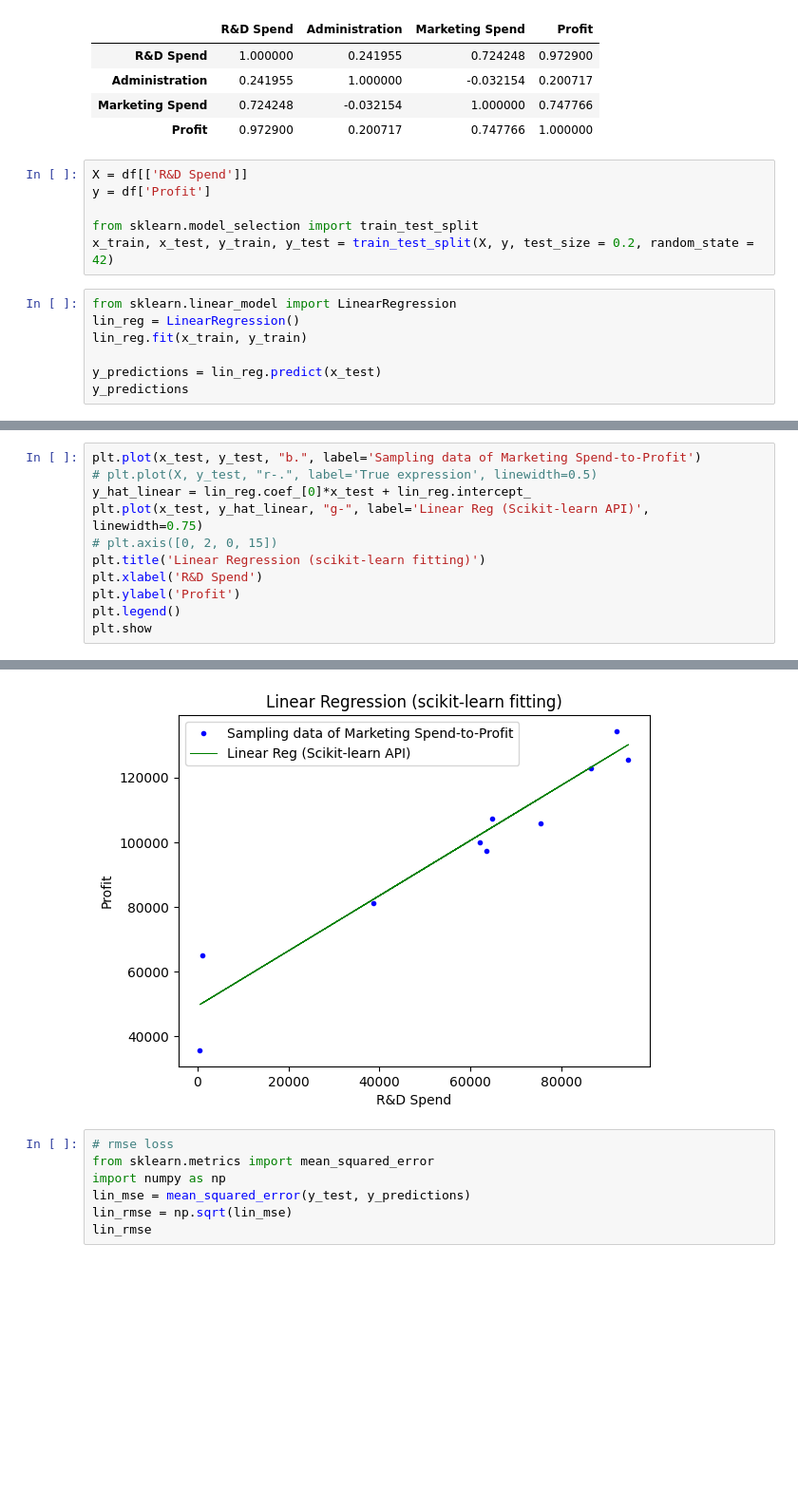
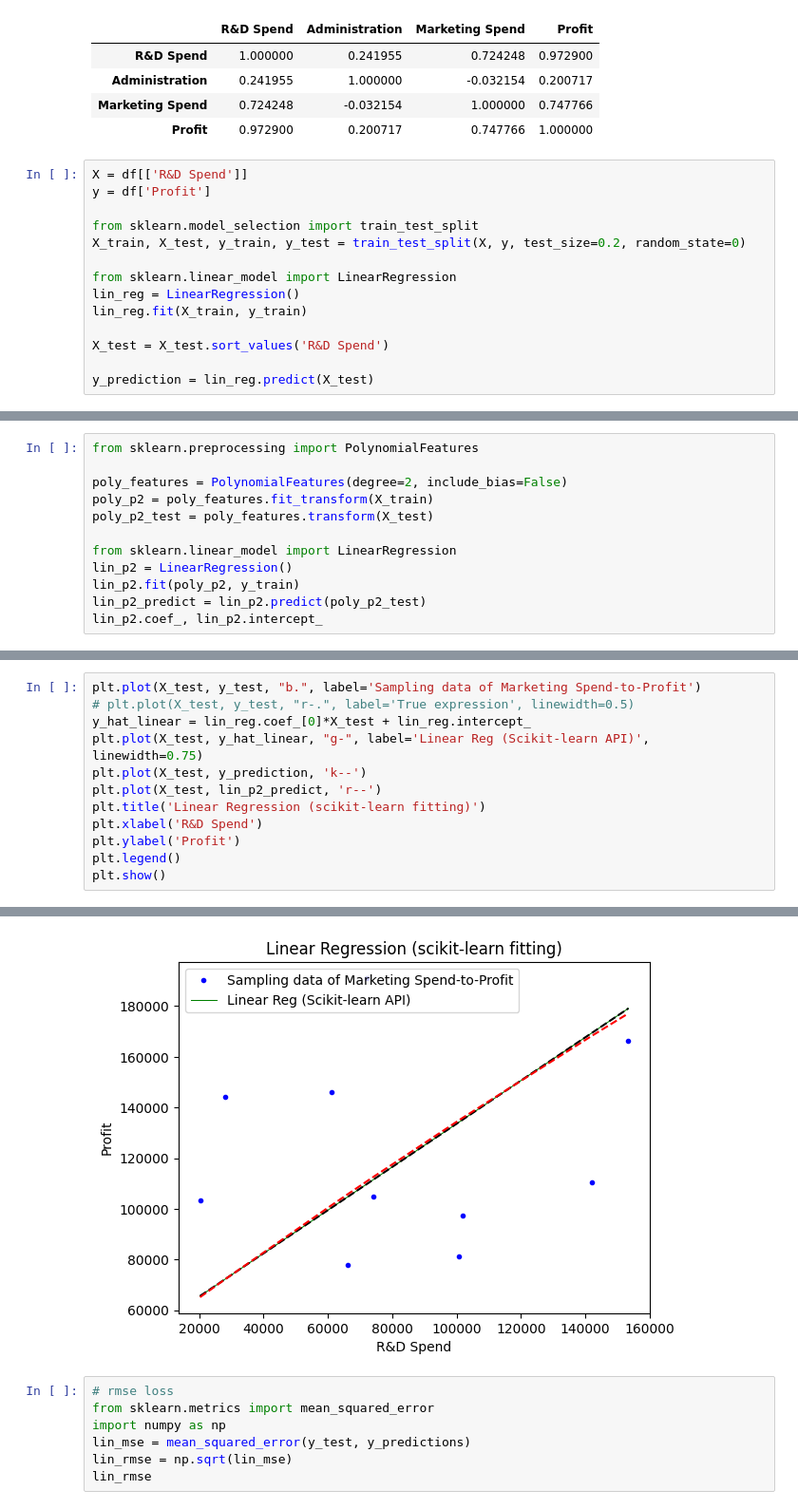
Before and after one commit to kokejohh/PMU_Module_3, a Jupyter notebook: PMU_B_MLModels_Cls_&_Reg_(Practices).ipynb, the cells around one changed output, grey strips where cells are left out. Shown at 95% size. Drawn from its saved outputs; the diff is of its cells as text; blank space fills up the shorter version.

Commit message:
update learning

```diff
--- a/PMU_B_MLModels_Cls_&_Reg_(Practices).ipynb
+++ b/PMU_B_MLModels_Cls_&_Reg_(Practices).ipynb
@@ -183,11 +278,12 @@ X = df[['R&D Spend']]
 y = df['Profit']
 
 from sklearn.model_selection import train_test_split
-x_train, x_test, y_train, y_test = train_test_split(X, y, test_size = 0.2, random_state = 42)
+X_train, X_test, y_train, y_test = train_test_split(X, y, test_size=0.2, random_state=0)
+
+from sklearn.linear_model import LinearRegression
+lin_reg = LinearRegression()
+lin_reg.fit(X_train, y_train)
+
+X_test = X_test.sort_values('R&D Spend')
+
+y_prediction = lin_reg.predict(X_test)
-# %%
-from sklearn.linear_model import LinearRegression
-lin_reg = LinearRegression()
-lin_reg.fit(x_train, y_train)
-
-y_predictions = lin_reg.predict(x_test)
-y_predictions
@@ -201,0 +294,12 @@ lin_reg.coef_, lin_reg.intercept_
+# %%
+from sklearn.preprocessing import PolynomialFeatures
+
+poly_features = PolynomialFeatures(degree=2, include_bias=False)
+poly_p2 = poly_features.fit_transform(X_train)
+poly_p2_test = poly_features.transform(X_test)
+
+from sklearn.linear_model import LinearRegression
+lin_p2 = LinearRegression()
+lin_p2.fit(poly_p2, y_train)
+lin_p2_predict = lin_p2.predict(poly_p2_test)
+lin_p2.coef_, lin_p2.intercept_
@@ -202,12 +308,13 @@ lin_reg.coef_, lin_reg.intercept_
 # %%
-plt.plot(x_test, y_test, "b.", label='Sampling data of Marketing Spend-to-Profit')
-# plt.plot(X, y_test, "r-.", label='True expression', linewidth=0.5)
-y_hat_linear = lin_reg.coef_[0]*x_test + lin_reg.intercept_
-plt.plot(x_test, y_hat_linear, "g-", label='Linear Reg (Scikit-learn API)', linewidth=0.75)
-# plt.axis([0, 2, 0, 15])
+plt.plot(X_test, y_test, "b.", label='Sampling data of Marketing Spend-to-Profit')
+# plt.plot(X_test, y_test, "r-.", label='True expression', linewidth=0.5)
+y_hat_linear = lin_reg.coef_[0]*X_test + lin_reg.intercept_
+plt.plot(X_test, y_hat_linear, "g-", label='Linear Reg (Scikit-learn API)', linewidth=0.75)
+plt.plot(X_test, y_prediction, 'k--')
+plt.plot(X_test, lin_p2_predict, 'r--')
 plt.title('Linear Regression (scikit-learn fitting)')
 plt.xlabel('R&D Spend')
 plt.ylabel('Profit')
 plt.legend()
-plt.show
+plt.show()
 # %% [output]
@@ -215,4 +321,4 @@ plt.show
-[figure, old version]
+[figure, new version]
 # %%
 # rmse loss
 from sklearn.metrics import mean_squared_error
```
Also changed, not shown: parts of 37 cells of this notebook.
